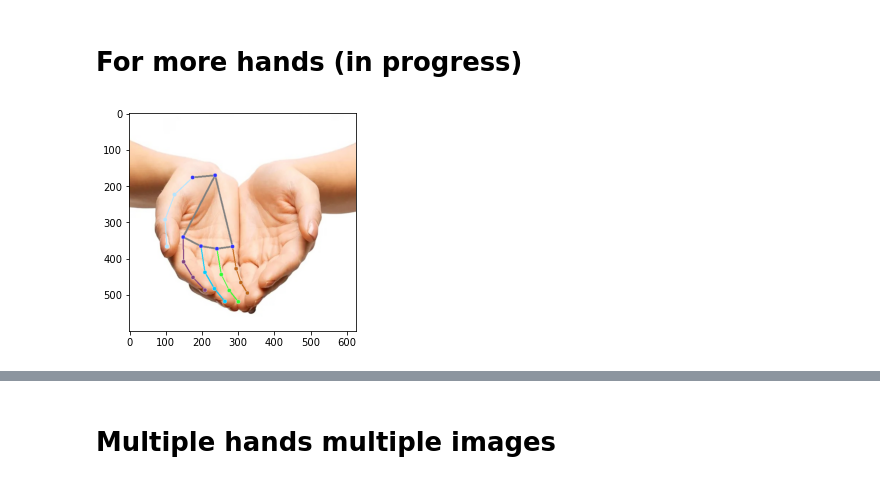
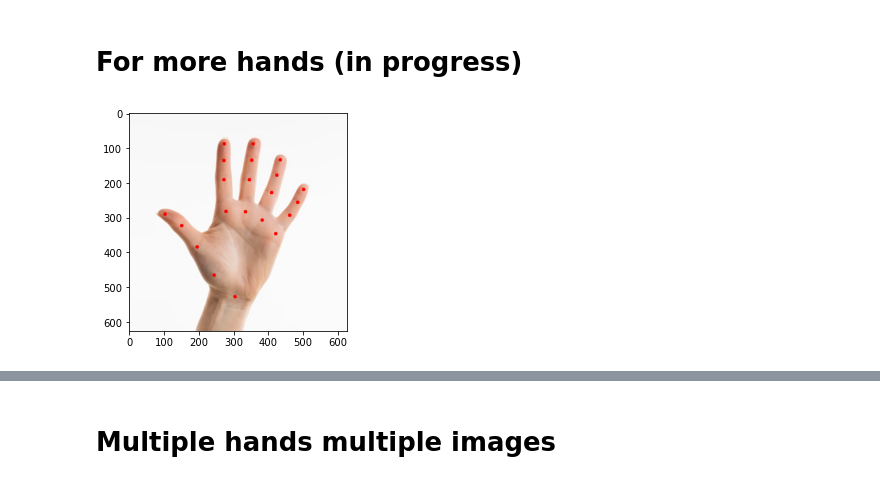
Before and after one commit to joaobizzo/research, a Jupyter notebook: get_data.ipynb, the cells around one changed output, grey strips where cells are left out. Saved outputs shown, nothing was run; the diff lists cells and outputs as text; code cells hidden in the pictures.

Commit message:
draw landmark with cv2

```diff
--- a/get_data.ipynb
+++ b/get_data.ipynb
@@ -112,7 +112,7 @@ HANDEDNESS_TEXT_COLOR = (88, 205, 54) # vibrant green
 
 
 # STEP 1: Load the input image.
-image = mp.Image.create_from_file("images/image4.jpeg")
+image = mp.Image.create_from_file("images/image1.jpeg")
 annotated_image = image.numpy_view()
 
 
@@ -125,7 +125,7 @@ from mediapipe.tasks.python import vision
 import pandas as pd
 
 # STEP 3: Create an HandLandmarker object.
-base_options = python.BaseOptions(model_asset_path='hand_landmarker.task')
+base_options = python.BaseOptions(model_asset_path='files/hand_landmarker.task')
 options = vision.HandLandmarkerOptions(base_options=base_options,
                                        num_hands=2)
 detector = vision.HandLandmarker.create_from_options(options)
@@ -137,45 +137,34 @@ hand_landmarks_list = detection_result.hand_landmarks
 handedness_list = detection_result.handedness
 
 for idx in range(len(hand_landmarks_list)):
     hand_landmarks = hand_landmarks_list[idx]
     handedness = handedness_list[idx]
 
     # STEP 5: Detect hand landmarks on the input image.
     hand_info = {}
     coordinates = []
     for landmark in hand_landmarks:
         coord_x, coord_y, coord_z = int(landmark.x * resolution_x), int(landmark.y * resolution_y), int(landmark.z * resolution_x)
         coordinates.append([coord_x, coord_y, coord_z])
         hand_info["coordinates"] = coordinates
 
     hand_landmarks_proto = landmark_pb2.NormalizedLandmarkList()
     hand_landmarks_proto.landmark.extend([
         landmark_pb2.NormalizedLandmark(x=landmark.x, y=landmark.y, z=landmark.z) for landmark in hand_landmarks_list[0]
     ])
 
-    # STEP 6: Draw the handedness info on the input image.
-    solutions.drawing_utils.draw_landmarks(
-        annotated_image,
-        hand_landmarks_proto,
-        solutions.hands.HAND_CONNECTIONS,
-        solutions.drawing_styles.get_default_hand_landmarks_style(),
-        solutions.drawing_styles.get_default_hand_connections_style())
+    for point in hand_info['coordinates']:
+        cv2.circle(annotated_image, (point[0], point[1]), 5, (255, 0, 0), -1)
+
     plt.imshow(annotated_image);
-
-
-
-
-
-
-
 
     # STEP 7: Create a Pandas DataFrame with the coordinates of the hand landmarks.
     for point in coordinates:
         dataframe = pd.DataFrame(coordinates, columns=['x', 'y', 'z'])
     #dataframe = dataframe.rename(index={'x': 'hand1_x', 'y': 'hand1_y', 'z': 'hand1_z'})
     dataframe['point_id'] = range(0, len(dataframe))
     dataframe['photo_id'] = 1
     dataframe['is_right'] = 1 if handedness[0].category_name == 'Right' else 0
     dataframe.head(20)
 # %% [output]
-[figure, old version]
+[figure, new version]
```
Also changed, not shown: parts of 2 cells of this notebook.
